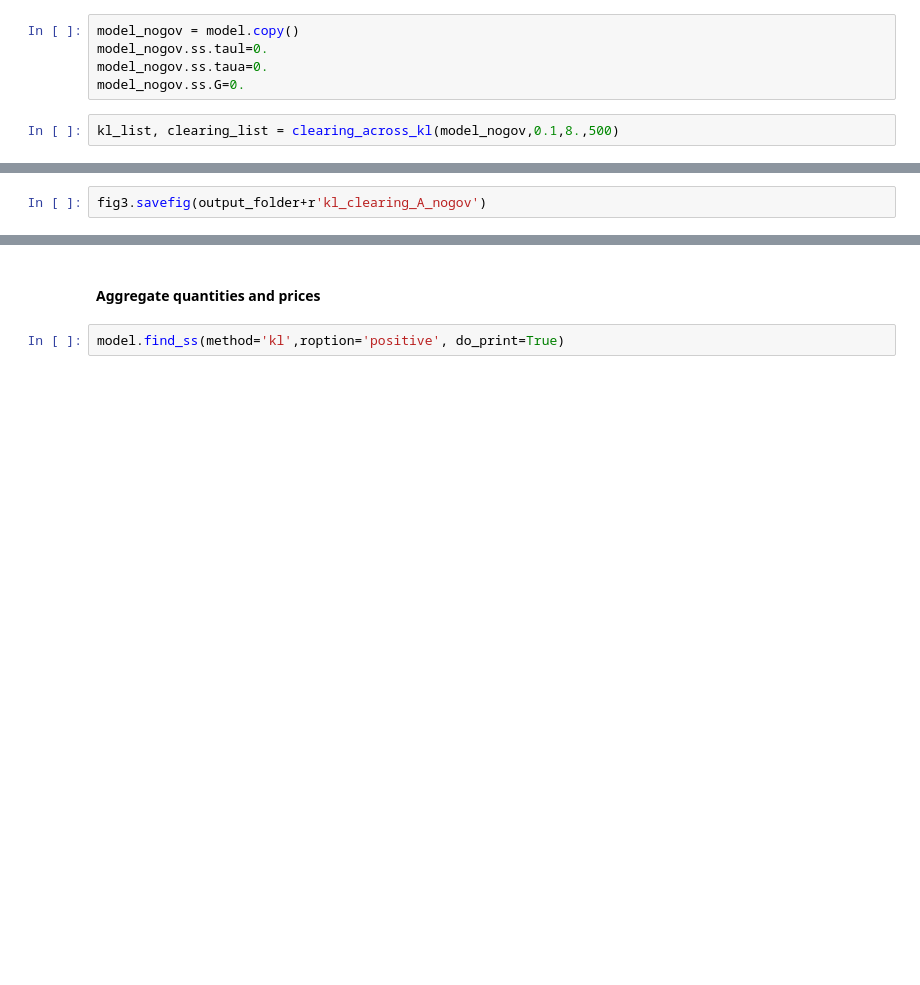
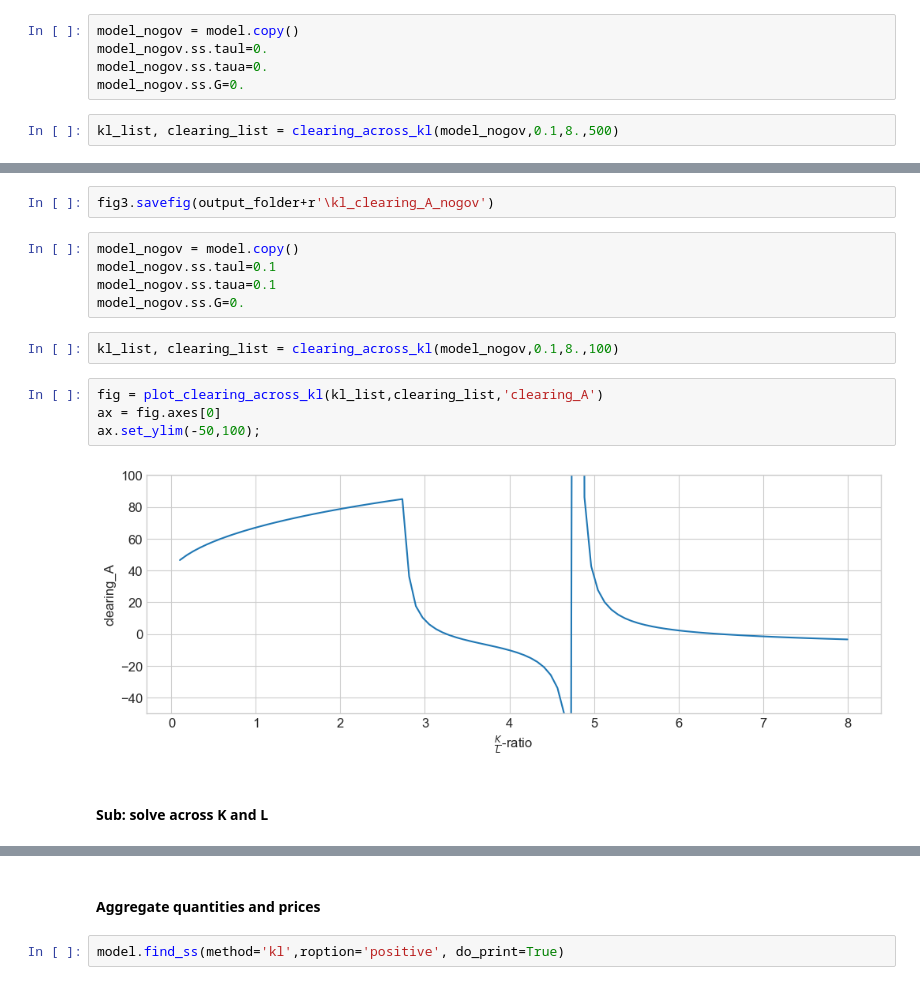
Before and after one commit to AskerNC/AdvMacroHet, a Jupyter notebook: Assignments/Handin/A1_hanc/results.ipynb, the cells around one changed output, grey strips where cells are left out. Cells and saved outputs as stored; diff of their text form; blank space fills up the shorter version.

```diff
--- a/Assignments/Handin/A1_hanc/results.ipynb
+++ b/Assignments/Handin/A1_hanc/results.ipynb
@@ -126,2 +105,17 @@ fig3
 # %%
-fig3.savefig(output_folder+r'kl_clearing_A_nogov')
+fig3.savefig(output_folder+r'\kl_clearing_A_nogov')
+# %%
+model_nogov = model.copy()
+model_nogov.ss.taul=0.1
+model_nogov.ss.taua=0.1
+model_nogov.ss.G=0.
+# %%
+kl_list, clearing_list = clearing_across_kl(model_nogov,0.1,8.,100)
+# %%
+fig = plot_clearing_across_kl(kl_list,clearing_list,'clearing_A')
+ax = fig.axes[0]
+ax.set_ylim(-50,100);
+# %% [output]
+[figure, added]
+# %% [markdown]
+#### Sub: solve across K and L
```
Also changed, not shown: parts of 47 cells of this notebook, 13 other files.
